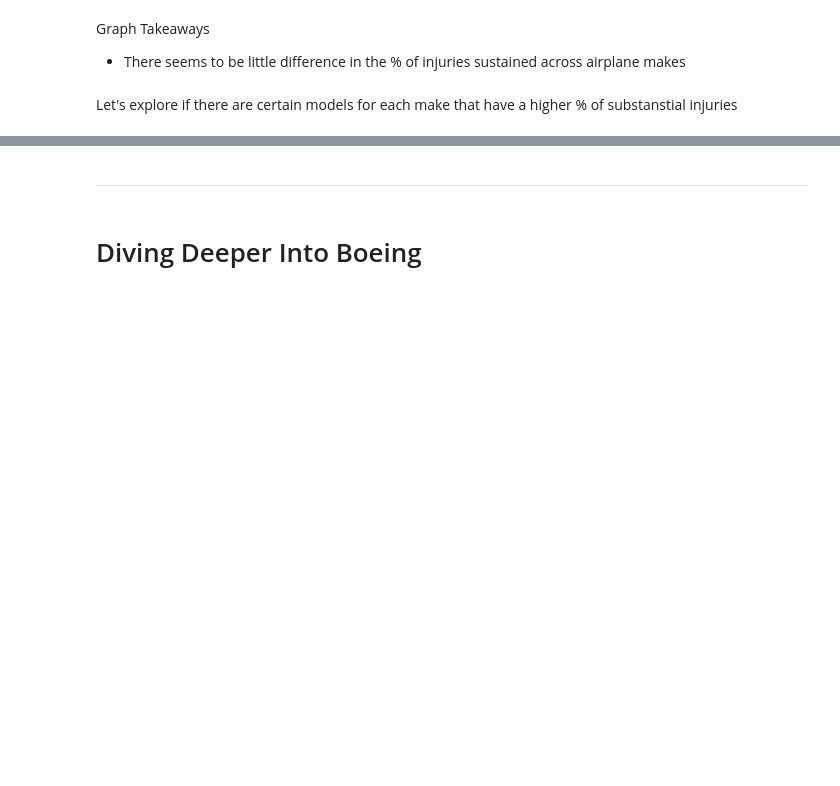
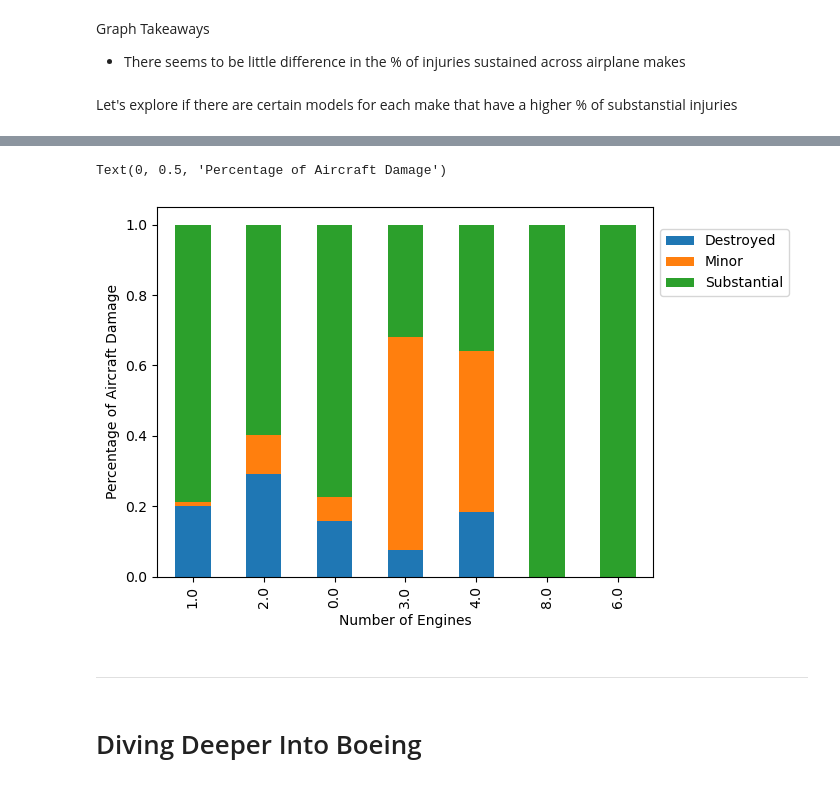
Before and after one commit to alecs1523/Aviation_Data_Analysis, a Jupyter notebook: phase_1_project.ipynb, the cells around one changed output, grey strips where cells are left out. Drawn from its saved outputs; the diff is of its cells as text; code cells hidden in the pictures; blank space fills up the shorter version.

```diff
--- a/phase_1_project.ipynb
+++ b/phase_1_project.ipynb
@@ -609,0 +698,8 @@ for x in top_10_makes:
+# %%
+# Grouping number of engines and airplane damage to look for a correlation
+
+num_engine_damage = df_new.groupby('Number.of.Engines')['Aircraft.damage'].value_counts().unstack(fill_value=0)
+num_engine_damage['Total'] = num_engine_damage.sum(axis=1)
+num_engine_damage_sort =num_engine_damage.sort_values(by='Total', ascending = False)
+num_engine_damage_updated=num_engine_damage_sort.drop(columns=['Total','Unknown'])
+num_engine_damage_updated
@@ -609,0 +716,6 @@ for x in top_10_makes:
+# %%
+# Changing table results to percentage for better interpratation
+
+Total_num = num_engine_damage_updated.sum(axis=1)
+num_engine_total_updated = num_engine_damage_updated.div(Total_num,axis=0)
+num_engine_total_updated
@@ -610,3 +732,12 @@ for x in top_10_makes:
+# %%
+# Visaulize the types of injuries sustained compared to different engine types
+ax= num_engine_total_updated.plot(kind='bar',stacked='True')
+ax.legend(loc='center left', bbox_to_anchor=(1, .85), ncol=1)
+plt.xlabel('Number of Engines')
+plt.ylabel('Percentage of Aircraft Damage')
+# %% [output]
+Text(0, 0.5, 'Percentage of Aircraft Damage')
+[figure, added]
 # %% [markdown]
 ***
 # %% [markdown]
```
Also changed, not shown: parts of 40 cells of this notebook, 2 other files.
